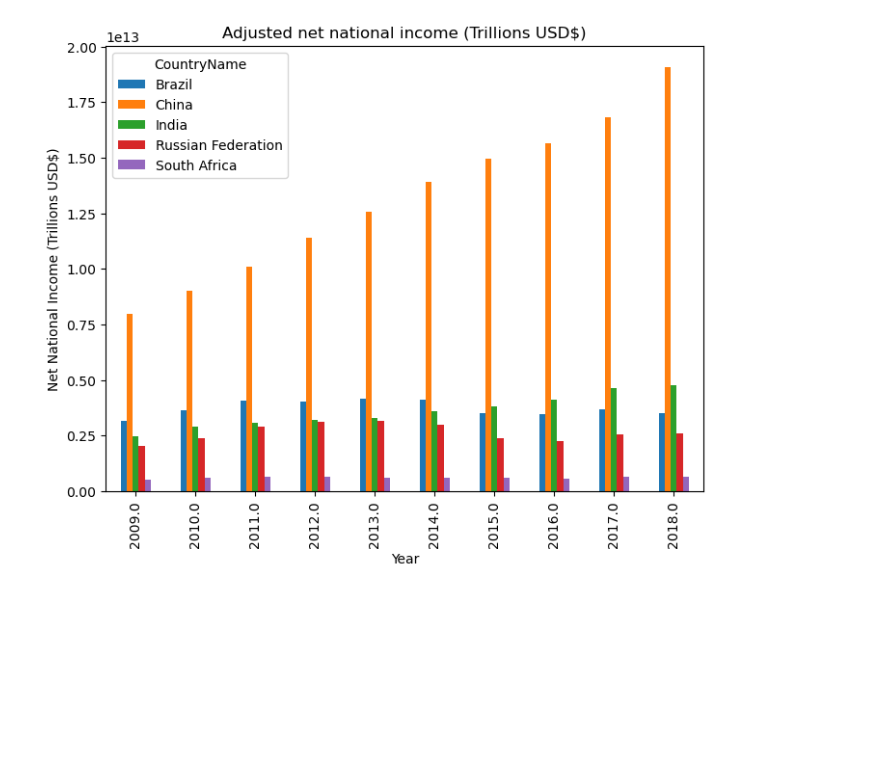
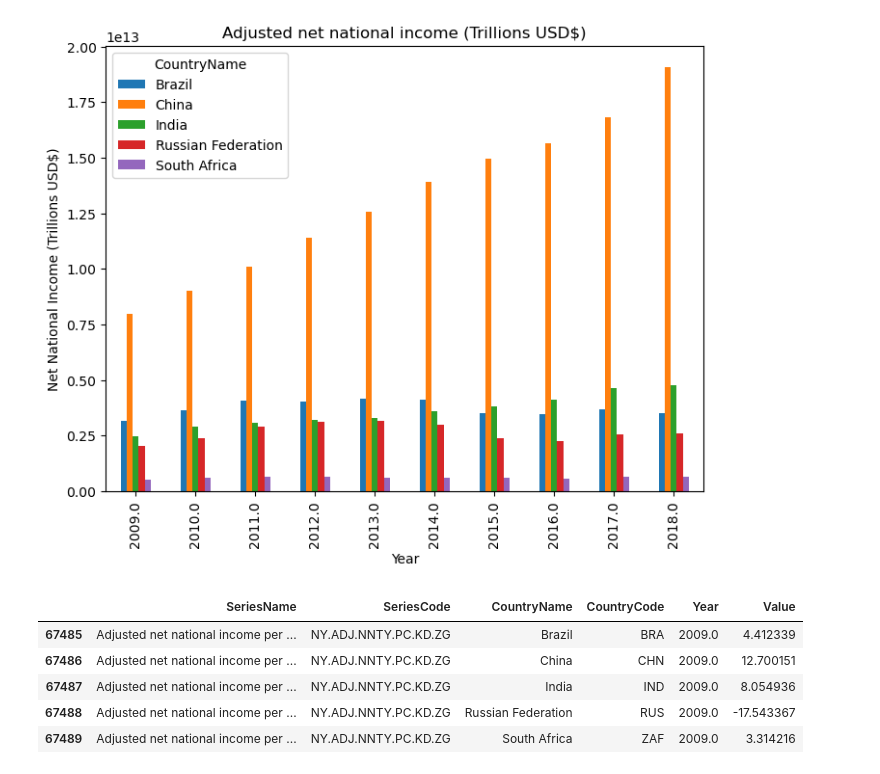
Before and after one commit to SArjaGit/BRICS_Project, a Jupyter notebook: Justin/Economic.ipynb, the cells around one changed output. Saved outputs shown, nothing was run; the diff lists cells and outputs as text; code cells hidden in the pictures; blank space fills up the shorter version.

```diff
--- a/Justin/Economic.ipynb
+++ b/Justin/Economic.ipynb
@@ -109,3 +109,16 @@ plt.ylabel("Net National Income (Trillions USD$)")
 plt.show()
 # %% [output]
 [figure]
+# %%
+# Filtering The Data for Adjusted Net National Income Per Capita
+net_national_income_per_capita = filtered_economic_data[filtered_economic_data["SeriesName"].str.contains("Adjusted net national income per capita", case=False)]
+
+# Displaying the first few rows of Adjusted Net National Income Per Capita Data Frame
+net_national_income_per_capita.head()
+# %% [output]
+|  | SeriesName | SeriesCode | CountryName | CountryCode | Year | Value |
+| 67485 | Adjusted net national income per ... | NY.ADJ.NNTY.PC.KD.ZG | Brazil | BRA | 2009.0 | 4.412339 |
+| 67486 | Adjusted net national income per ... | NY.ADJ.NNTY.PC.KD.ZG | China | CHN | 2009.0 | 12.700151 |
+| 67487 | Adjusted net national income per ... | NY.ADJ.NNTY.PC.KD.ZG | India | IND | 2009.0 | 8.054936 |
+| 67488 | Adjusted net national income per ... | NY.ADJ.NNTY.PC.KD.ZG | Russian Federation | RUS | 2009.0 | -17.543367 |
+| 67489 | Adjusted net national income per ... | NY.ADJ.NNTY.PC.KD.ZG | South Africa | ZAF | 2009.0 | 3.314216 |
```
Also changed, not shown: parts of 4 cells of this notebook.
